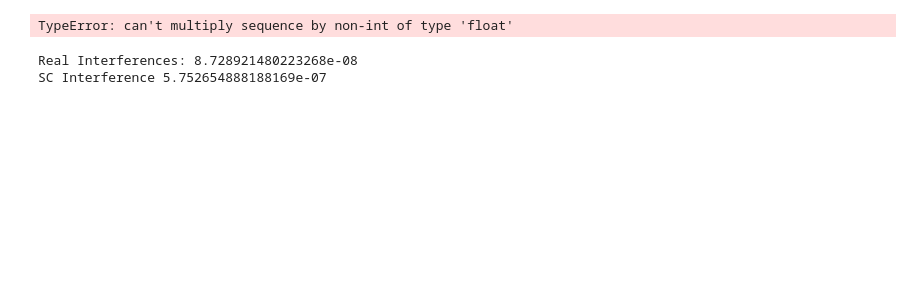
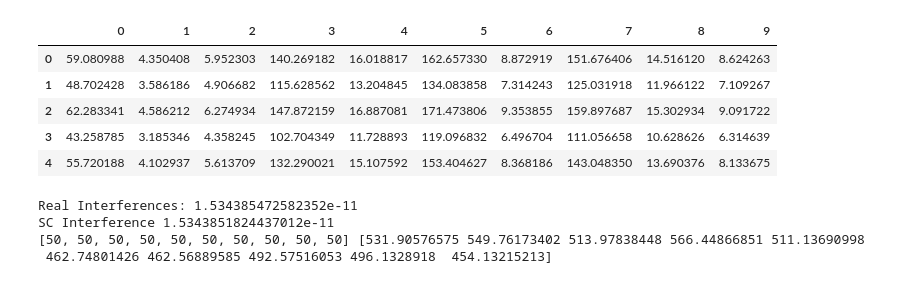
Before and after one commit to youlei202/research-weighted-sum-rate, a Jupyter notebook: poc.ipynb, the cells around one changed output. Cells and saved outputs as stored; diff of their text form; code cells hidden in the pictures; blank space fills up the shorter version.

```diff
--- a/poc.ipynb
+++ b/poc.ipynb
@@ -89,0 +90,6 @@ Round 5000 0.0011934044052254197
+# %%
+power_corr_mat = np.random.uniform(0.5, 1.5,
+    (simulator.num_Tx_unknown*simulator.num_Rx_per_Tx_unknown,
+     simulator.num_Tx_known*simulator.num_Rx_per_Tx_known)
+)
+power_corr_mat
@@ -90,21 +117,38 @@ Round 5000 0.0011934044052254197
 # %%
-interferences_list = []
-for p in [np.random.uniform(0,500, len(simulator.x_Rx)) for i in range(5000)]:
+observed_interferences_list = []
+for p_known in [np.random.uniform(0,500, gain_mat_mW.shape[1]) for i in range(50)]:
+    p_unknown = power_corr_mat.dot(p_known)
+    p = np.append(p_known, p_unknown)
     observed_interference = simulator.Rx_interference(p)[Rx_idx_shift: Rx_idx_shift+gain_mat_mW.shape[1]]
-    interferences_list.append(observed_interference)
+    observed_interferences_list.append(observed_interference)
-# %% [output]
-TypeError: can't multiply sequence by non-int of type 'float'
 # %%
 sc = []
-for i in range(gain_mat_mW.shape[1]):
-    sc_i = SyntheticControl().fit(X=pd.DataFrame(interferences_list).drop(i, axis=1), y = pd.DataFrame(interferences_list)[i])
+for i in range(len(simulator.x_Rx) - gain_mat_mW.shape[1]):
+    sc_data = pd.DataFrame(observed_interferences_list) * 1e11
+    sc_train_X = sc_data.drop(i, axis=1)
+    sc_train_y = sc_data[i]
+    sc_i = SyntheticControl().fit(X=sc_train_X, y=sc_train_y)
     sc.append(sc_i)
+# %%
+sc_data.head(5)
+# %% [output]
+|  | 0 | 1 | 2 | 3 | 4 | 5 | 6 | 7 | 8 | 9 |
+| 0 | 59.080988 | 4.350408 | 5.952303 | 140.269182 | 16.018817 | 162.657330 | 8.872919 | 151.676406 | 14.516120 | 8.624263 |
+| 1 | 48.702428 | 3.586186 | 4.906682 | 115.628562 | 13.204845 | 134.083858 | 7.314243 | 125.031918 | 11.966122 | 7.109267 |
+| 2 | 62.283341 | 4.586212 | 6.274934 | 147.872159 | 16.887081 | 171.473806 | 9.353855 | 159.897687 | 15.302934 | 9.091722 |
+| 3 | 43.258785 | 3.185346 | 4.358245 | 102.704349 | 11.728893 | 119.096832 | 6.496704 | 111.056658 | 10.628626 | 6.314639 |
+| 4 | 55.720188 | 4.102937 | 5.613709 | 132.290021 | 15.107592 | 153.404627 | 8.368186 | 143.048350 | 13.690376 | 8.133675 |
 # %%
-check_Rx = 2
-p = [200 for i in range(len(simulator.x_Rx))]
+check_Rx = 9
+p_known = [50 for i in range(gain_mat_mW.shape[1])]
+p_unknown = power_corr_mat.dot(p_known[Rx_idx_shift: Rx_idx_shift+gain_mat_mW.shape[1]])
+p = np.append(p_known, p_unknown)
 observed_interferences = simulator.Rx_interference(p)[Rx_idx_shift: Rx_idx_shift+gain_mat_mW.shape[1]]
 print('Real Interferences:', observed_interferences[check_Rx])
 print('SC Interference', sc[check_Rx].predict(pd.DataFrame(observed_interferences).drop(check_Rx, axis=0)[0]))
+print(p_known, p_unknown)
 # %% [output]
-Real Interferences: 8.728921480223268e-08
-SC Interference 5.752654888188169e-07
+Real Interferences: 1.534385472582352e-11
+SC Interference 1.5343851824437012e-11
+[50, 50, 50, 50, 50, 50, 50, 50, 50, 50] [531.90576575 549.76173402 513.97838448 566.44866851 511.13690998
+ 462.74801426 462.56889585 492.57516053 496.1328918  454.13215213]
```
Also changed, not shown: parts of 16 cells of this notebook, 1 other file.
